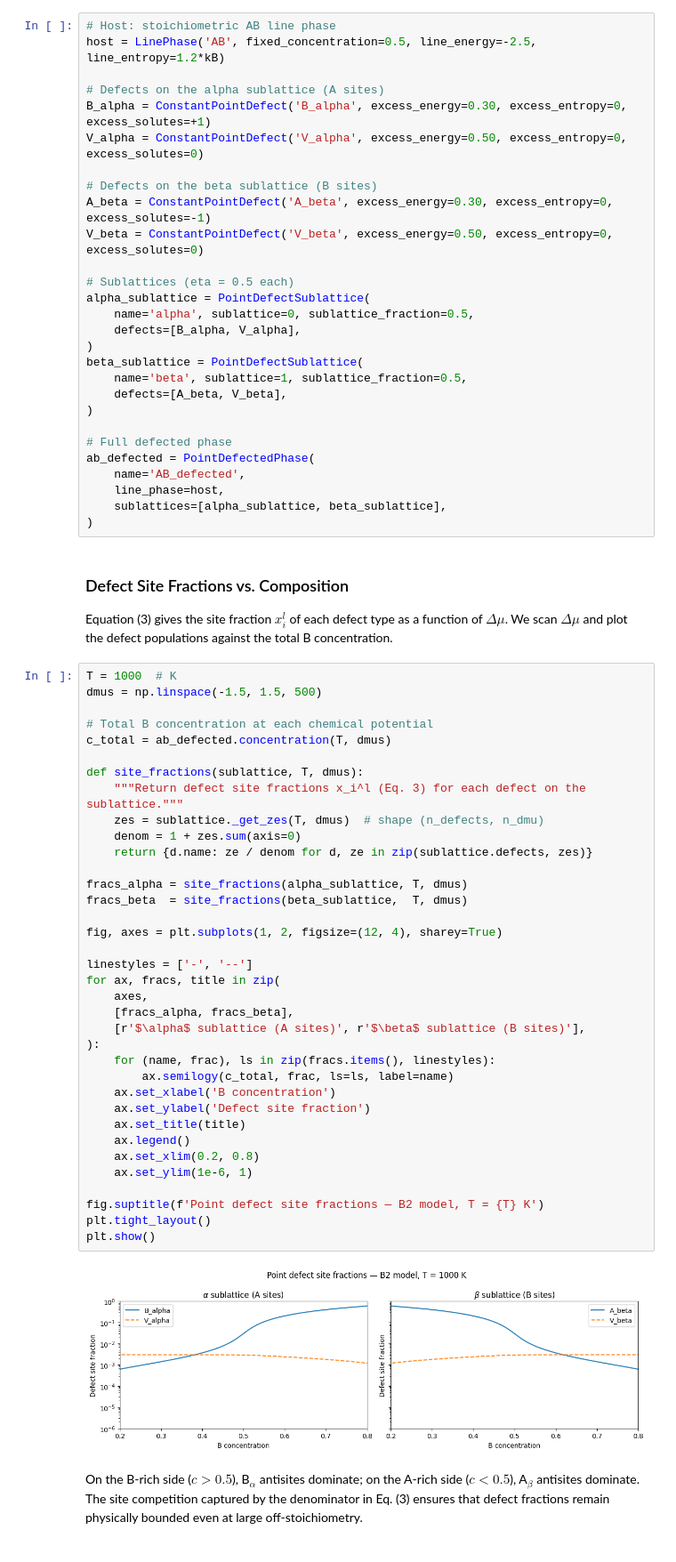
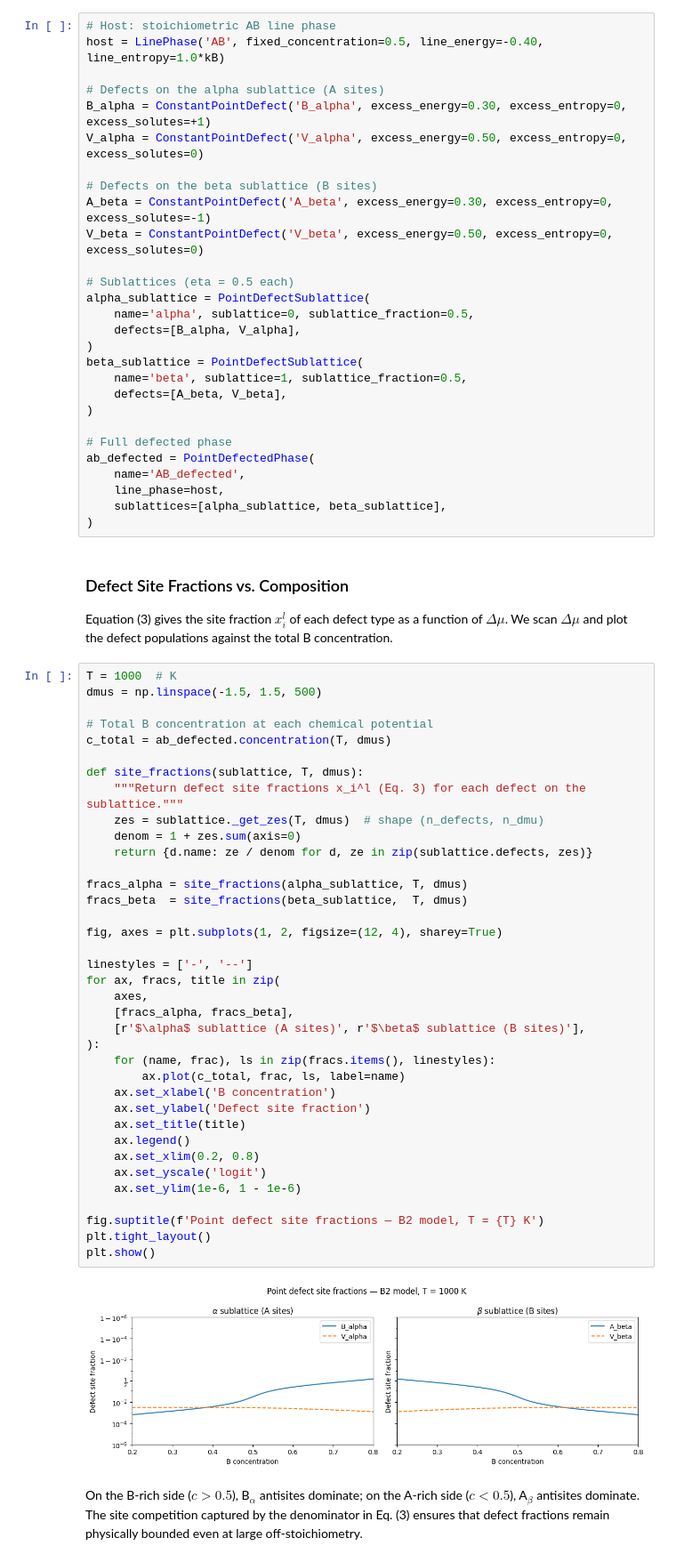
Before and after one commit to eisenforschung/landau, a Jupyter notebook: notebooks/PointDefects.ipynb, the cells around one changed output. Shown at 89% size. Saved outputs shown, nothing was run; the diff lists cells and outputs as text.

```diff
--- a/notebooks/PointDefects.ipynb
+++ b/notebooks/PointDefects.ipynb
@@ -110,7 +110,7 @@ occupied by A and the $\beta$-sublattice by B.
 | V$_\beta$ vacancy   | $\beta$ (B sites)  | 0.50 |  0 |
 # %%
 # Host: stoichiometric AB line phase
-host = LinePhase('AB', fixed_concentration=0.5, line_energy=-2.5, line_entropy=1.2*kB)
+host = LinePhase('AB', fixed_concentration=0.5, line_energy=-0.40, line_entropy=1.0*kB)
 
 # Defects on the alpha sublattice (A sites)
 B_alpha = ConstantPointDefect('B_alpha', excess_energy=0.30, excess_entropy=0, excess_solutes=+1)
@@ -149,36 +149,37 @@ dmus = np.linspace(-1.5, 1.5, 500)
 c_total = ab_defected.concentration(T, dmus)
 
 def site_fractions(sublattice, T, dmus):
     """Return defect site fractions x_i^l (Eq. 3) for each defect on the sublattice."""
     zes = sublattice._get_zes(T, dmus)  # shape (n_defects, n_dmu)
     denom = 1 + zes.sum(axis=0)
     return {d.name: ze / denom for d, ze in zip(sublattice.defects, zes)}
 
 fracs_alpha = site_fractions(alpha_sublattice, T, dmus)
 fracs_beta  = site_fractions(beta_sublattice,  T, dmus)
 
 fig, axes = plt.subplots(1, 2, figsize=(12, 4), sharey=True)
 
 linestyles = ['-', '--']
 for ax, fracs, title in zip(
     axes,
     [fracs_alpha, fracs_beta],
     [r'$\alpha$ sublattice (A sites)', r'$\beta$ sublattice (B sites)'],
 ):
     for (name, frac), ls in zip(fracs.items(), linestyles):
-        ax.semilogy(c_total, frac, ls=ls, label=name)
+        ax.plot(c_total, frac, ls, label=name)
     ax.set_xlabel('B concentration')
     ax.set_ylabel('Defect site fraction')
     ax.set_title(title)
     ax.legend()
     ax.set_xlim(0.2, 0.8)
-    ax.set_ylim(1e-6, 1)
+    ax.set_yscale('logit')
+    ax.set_ylim(1e-6, 1 - 1e-6)
 
 fig.suptitle(f'Point defect site fractions — B2 model, T = {T} K')
 plt.tight_layout()
 plt.show()
 # %% [output]
-[figure, old version]
+[figure, new version]
 # %% [markdown]
 On the B-rich side ($c > 0.5$), B$_\alpha$ antisites dominate; on the A-rich side ($c < 0.5$),
 A$_\beta$ antisites dominate.  The site competition captured by the denominator in Eq. (3) ensures
```
Also changed, not shown: parts of 8 cells of this notebook.
